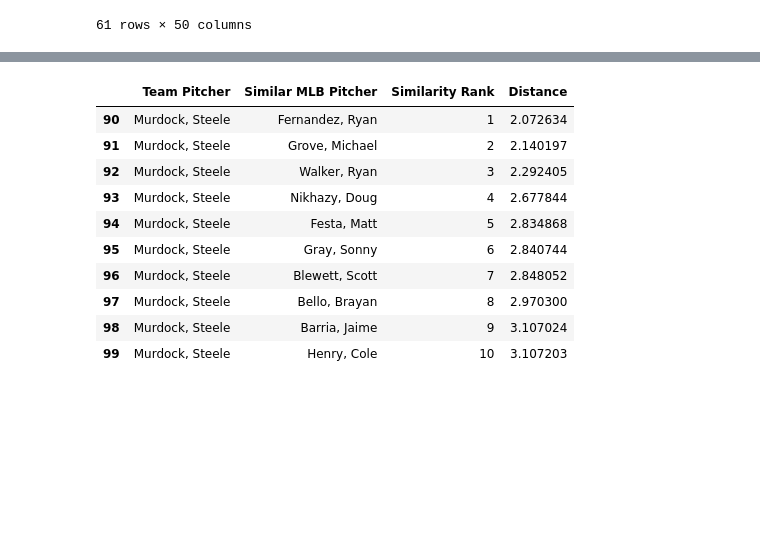
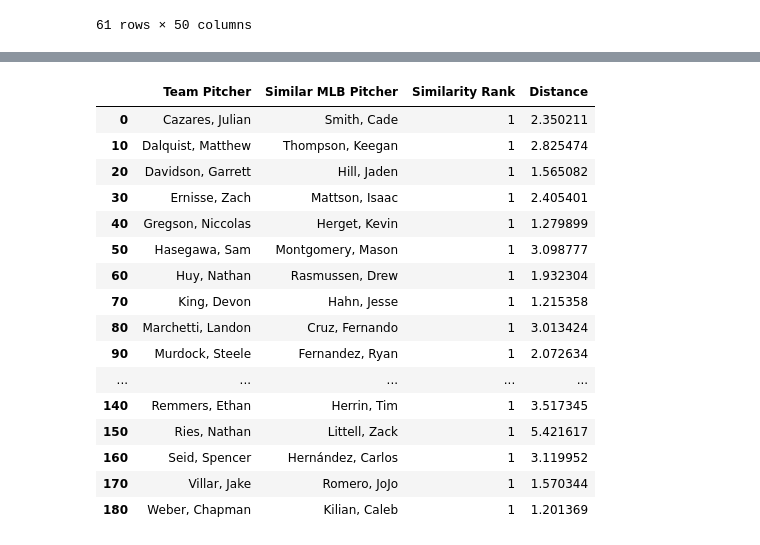
Before and after one commit to jackkalsched/UCSD_Baseball_25, a Jupyter notebook: Pitching/mlb arsenal comparisons/big_league_comparison.ipynb, the cells around one changed output, grey strips where cells are left out. Cells and saved outputs as stored; diff of their text form; code cells hidden in the pictures; blank space fills up the shorter version.

```diff
--- a/Pitching/mlb arsenal comparisons/big_league_comparison.ipynb
+++ b/Pitching/mlb arsenal comparisons/big_league_comparison.ipynb
@@ -162,7 +162,7 @@ mlb_vectors_withhand
 | 3444 | Fermin, José | 2306.172662 | 96.568345 | -9.966906 | 17.115971 | ... |
 3445 rows × 50 columns
 # %%
-trackman = pd.read_csv('../Files/merged_trackman_games.csv')
+trackman = pd.read_csv('../../Files/merged_trackman_games.csv')
 trackman
 # %% [output]
 |  | PitchNo | Date | Time | PAofInning | PitchofPA | Pitcher | PitcherId | PitcherThrows | PitcherTeam | ... |
@@ -384,35 +384,41 @@ x_ucsd_scaled = x_all_scaled[len(x_mlb):]
 # %%
 from sklearn.neighbors import NearestNeighbors
 
 knn = NearestNeighbors(n_neighbors = 10, metric = 'euclidean')
 knn.fit(x_mlb_scaled)
 
 distances, indices = knn.kneighbors(x_ucsd_scaled)
 
 results = []
 
 for i, (dists, idxs) in enumerate(zip(distances, indices)):
     team_pitcher = ucsd_vectors_withhand.iloc[i]['pitcher']
     for rank, (dist, idx) in enumerate(zip(dists, idxs), start=1):
         mlb_pitcher = mlb_vectors_withhand.iloc[idx]['pitcher']
         results.append({
             'Team Pitcher': team_pitcher,
             'Similar MLB Pitcher': mlb_pitcher,
             'Similarity Rank': rank,
             'Distance': dist
         })
 
 top10_df = pd.DataFrame(results)
-top10_df[top10_df['Team Pitcher'] == 'Murdock, Steele']
+top10_df[top10_df['Similarity Rank'] == 1]
 # %% [output]
 |  | Team Pitcher | Similar MLB Pitcher | Similarity Rank | Distance |
+| 0 | Cazares, Julian | Smith, Cade | 1 | 2.350211 |
+| 10 | Dalquist, Matthew | Thompson, Keegan | 1 | 2.825474 |
+| 20 | Davidson, Garrett | Hill, Jaden | 1 | 1.565082 |
+| 30 | Ernisse, Zach | Mattson, Isaac | 1 | 2.405401 |
+| 40 | Gregson, Niccolas | Herget, Kevin | 1 | 1.279899 |
+| 50 | Hasegawa, Sam | Montgomery, Mason | 1 | 3.098777 |
+| 60 | Huy, Nathan | Rasmussen, Drew | 1 | 1.932304 |
+| 70 | King, Devon | Hahn, Jesse | 1 | 1.215358 |
+| 80 | Marchetti, Landon | Cruz, Fernando | 1 | 3.013424 |
 | 90 | Murdock, Steele | Fernandez, Ryan | 1 | 2.072634 |
-| 91 | Murdock, Steele | Grove, Michael | 2 | 2.140197 |
-| 92 | Murdock, Steele | Walker, Ryan | 3 | 2.292405 |
-| 93 | Murdock, Steele | Nikhazy, Doug | 4 | 2.677844 |
-| 94 | Murdock, Steele | Festa, Matt | 5 | 2.834868 |
-| 95 | Murdock, Steele | Gray, Sonny | 6 | 2.840744 |
-| 96 | Murdock, Steele | Blewett, Scott | 7 | 2.848052 |
-| 97 | Murdock, Steele | Bello, Brayan | 8 | 2.970300 |
-| 98 | Murdock, Steele | Barria, Jaime | 9 | 3.107024 |
-| 99 | Murdock, Steele | Henry, Cole | 10 | 3.107203 |
+| ... | ... | ... | ... | ... |
+| 140 | Remmers, Ethan | Herrin, Tim | 1 | 3.517345 |
+| 150 | Ries, Nathan | Littell, Zack | 1 | 5.421617 |
+| 160 | Seid, Spencer | Hernández, Carlos | 1 | 3.119952 |
+| 170 | Villar, Jake | Romero, JoJo | 1 | 1.570344 |
+| 180 | Weber, Chapman | Kilian, Caleb | 1 | 1.201369 |
```
Also changed, not shown: parts of 2 cells of this notebook.
